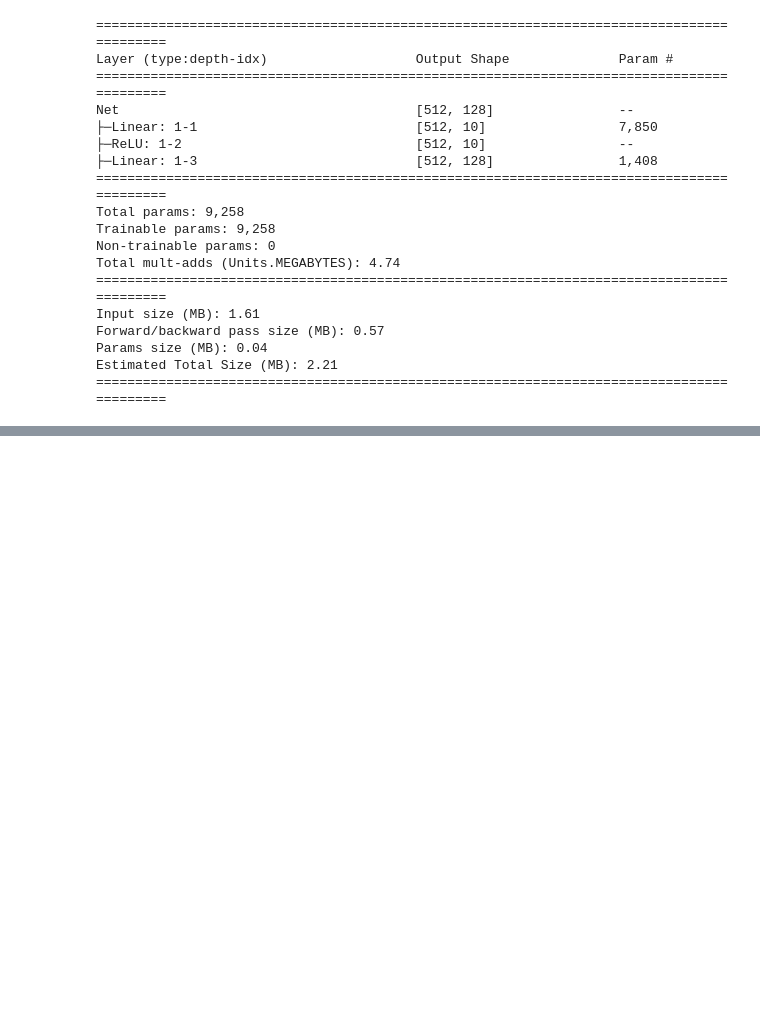
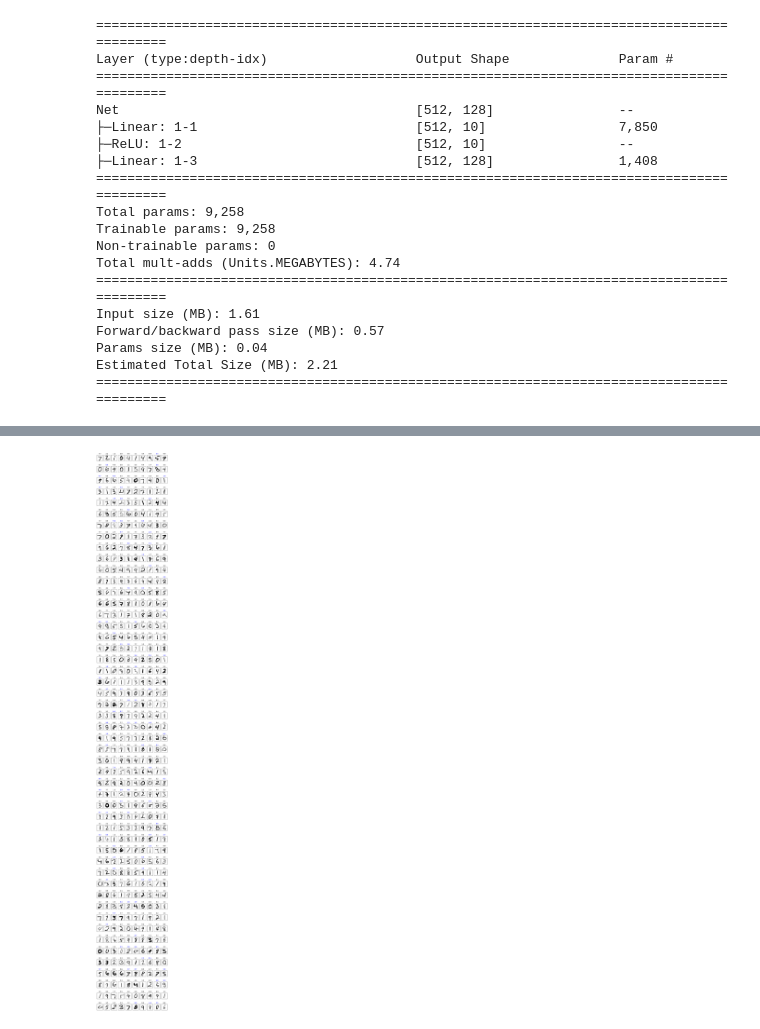
Before and after one commit to opado7/DeepLearning, a Jupyter notebook: 2주차_MNIST.ipynb, the cells around one changed output, grey strips where cells are left out. Saved outputs shown, nothing was run; the diff lists cells and outputs as text; code cells hidden in the pictures; blank space fills up the shorter version.

```diff
--- a/2주차_MNIST.ipynb
+++ b/2주차_MNIST.ipynb
@@ -298,0 +364,37 @@ for epochs in range(num_epochs):
+# %%
+# 데이터로더에서 처음 한 세트 가져오기
+for images, labels in test_loader:
+  break
+
+# 예측 결과 가져오기
+inputs = images.to(device)
+labels = labels.to(device)
+outputs = net(inputs)
+predicted = torch.max(outputs, 1)[1]
+# %%
+# 처음 500건의 이미지에 대해 "정답:예측" 으로 출력
+
+plt.figure(figsize=(10, 80))
+for i in range(500):
+  ax = plt.subplot(50, 10, i + 1)
+
+  # 넘파이 배열로 변환
+  image = images[i]
+  label = labels[i]
+  pred = predicted[i]
+  if(pred == label):
+    c = 'k'
+  else:
+    c = 'b'
+
+  # 이미지의 범위를 [0, 1]로 되돌림
+  image2 = (image + 1) / 2
+
+  # 이미지 출력
+  plt.imshow(image2.reshape(28, 28), cmap='gray_r')
+  ax.set_title(f'{label}:{pred}', c = c)
+  ax.get_xaxis().set_visible(False)
+  ax.get_yaxis().set_visible(False)
+plt.show()
+# %% [output]
+[figure, added]
```
Also changed, not shown: parts of 5 cells of this notebook.
